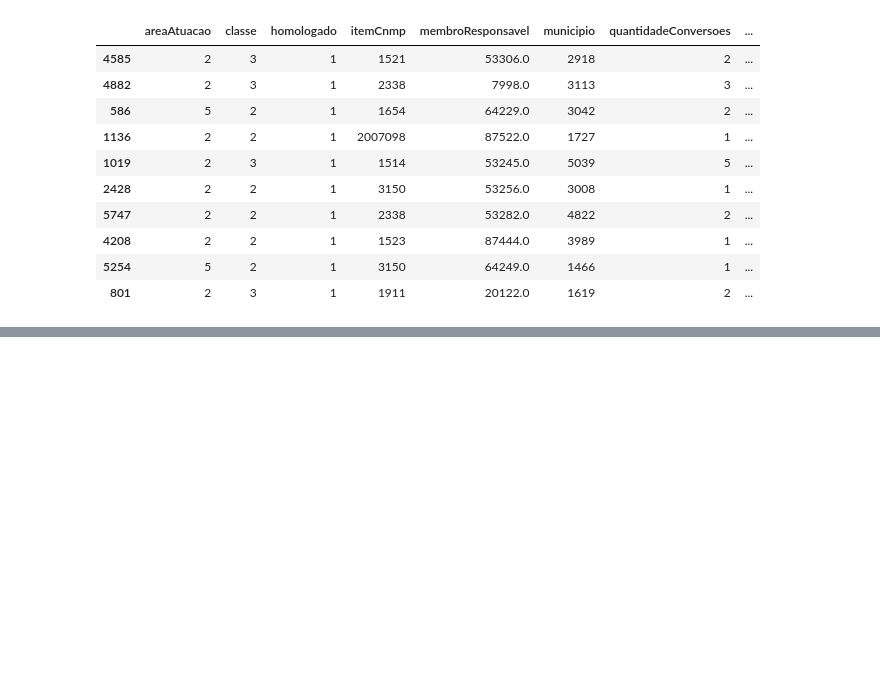
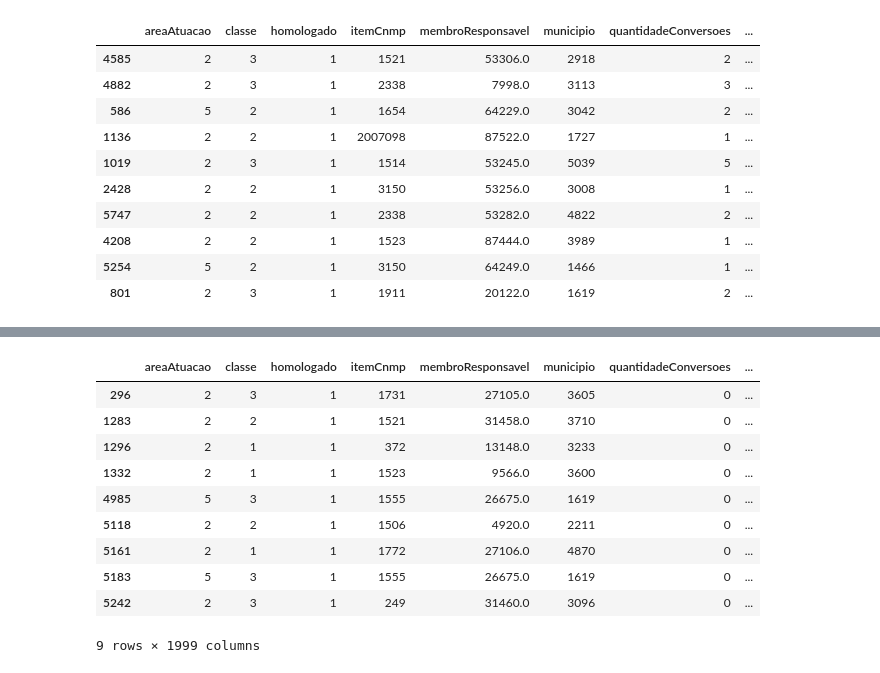
Before and after one commit to andrethiago/ml-colegiado-mpf, a Jupyter notebook: notebooks/1ACAM-rf-metadados.ipynb, the cells around one changed output, grey strips where cells are left out. Saved outputs shown, nothing was run; the diff lists cells and outputs as text; code cells hidden in the pictures; blank space fills up the shorter version.

Commit message:
Criando dummies a partir dos textos das providências

```diff
--- a/notebooks/1ACAM-rf-metadados.ipynb
+++ b/notebooks/1ACAM-rf-metadados.ipynb
@@ -364,3 +364,6 @@ df_work.sample(10)
 # %%
 removed_columns = ['homologado']
 features = [c for c in df_work.columns if c not in removed_columns]
+# %%
+dummies = pd.get_dummies(df_work.textosProvidencias)
+dummies.head()
@@ -366,0 +378,2 @@ features = [c for c in df_work.columns if c not in removed_columns]
+# %%
+df_work = pd.concat([df_work, dummies], axis=1)
@@ -366,0 +401,14 @@ features = [c for c in df_work.columns if c not in removed_columns]
+# %%
+df_work[df_work['Analisar Arquivamento'] == 1]
+# %% [output]
+|  | areaAtuacao | classe | homologado | itemCnmp | membroResponsavel | municipio | quantidadeConversoes | ... |
+| 296 | 2 | 3 | 1 | 1731 | 27105.0 | 3605 | 0 | ... |
+| 1283 | 2 | 2 | 1 | 1521 | 31458.0 | 3710 | 0 | ... |
+| 1296 | 2 | 1 | 1 | 372 | 13148.0 | 3233 | 0 | ... |
+| 1332 | 2 | 1 | 1 | 1523 | 9566.0 | 3600 | 0 | ... |
+| 4985 | 5 | 3 | 1 | 1555 | 26675.0 | 1619 | 0 | ... |
+| 5118 | 2 | 2 | 1 | 1506 | 4920.0 | 2211 | 0 | ... |
+| 5161 | 2 | 1 | 1 | 1772 | 27106.0 | 4870 | 0 | ... |
+| 5183 | 5 | 3 | 1 | 1555 | 26675.0 | 1619 | 0 | ... |
+| 5242 | 2 | 3 | 1 | 249 | 31460.0 | 3096 | 0 | ... |
+9 rows × 1999 columns
```
Also changed, not shown: parts of 2 cells of this notebook.
